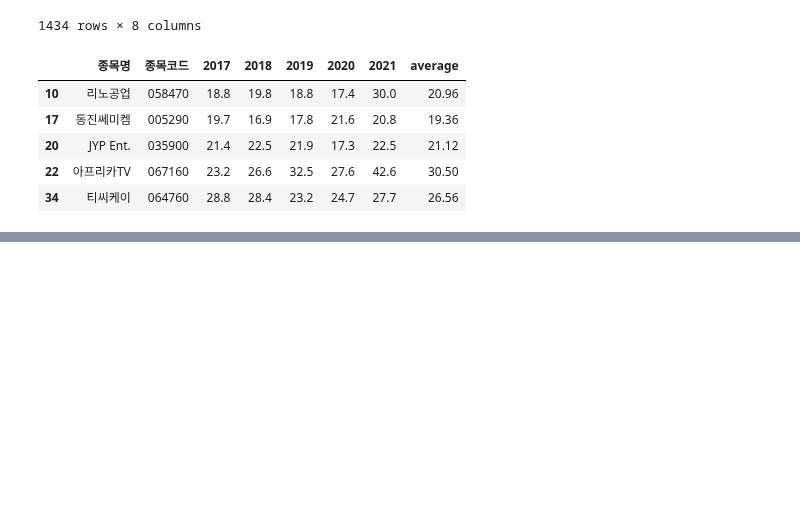
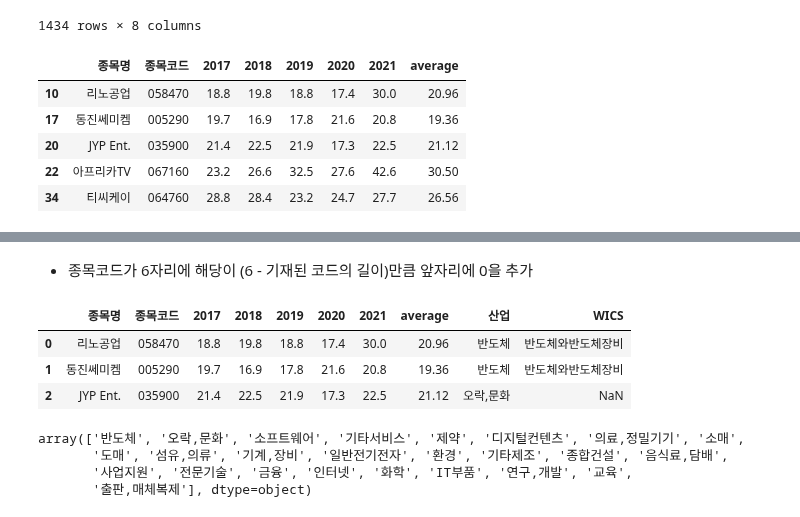
Before and after one commit to youngai1112/HK_Project, a Jupyter notebook: 3_데이터 가공/KOSDAQ&KOSPI/01_KOSDAQ_ROE&CODE.ipynb, the cells around one changed output, grey strips where cells are left out. Cells and saved outputs as stored; diff of their text form; code cells hidden in the pictures; blank space fills up the shorter version.

```diff
--- a/3_데이터 가공/KOSDAQ&KOSPI/01_KOSDAQ_ROE&CODE.ipynb
+++ b/3_데이터 가공/KOSDAQ&KOSPI/01_KOSDAQ_ROE&CODE.ipynb
@@ -206,0 +253,11 @@ df_ROE_11_upper = df_code_merge.copy()
+# %% [markdown]
+- 종목코드가 6자리에 해당이 (6 - 기재된 코드의 길이)만큼 앞자리에 0을 추가
+# %%
+for i in range(7):
+    df["종목코드"] = df["종목코드"].str.zfill(i)
+df.head(3)
+# %% [output]
+|  | 종목명 | 종목코드 | 2017 | 2018 | 2019 | 2020 | 2021 | average | 산업 | WICS |
+| 0 | 리노공업 | 058470 | 18.8 | 19.8 | 18.8 | 17.4 | 30.0 | 20.96 | 반도체 | 반도체와반도체장비 |
+| 1 | 동진쎄미켐 | 005290 | 19.7 | 16.9 | 17.8 | 21.6 | 20.8 | 19.36 | 반도체 | 반도체와반도체장비 |
+| 2 | JYP Ent. | 035900 | 21.4 | 22.5 | 21.9 | 17.3 | 22.5 | 21.12 | 오락,문화 | NaN |
@@ -206,0 +266,8 @@ df_ROE_11_upper = df_code_merge.copy()
+# %%
+# '산업' 종류 확인
+df1["산업"].unique()
+# %% [output]
+array(['반도체', '오락,문화', '소프트웨어', '기타서비스', '제약', '디지털컨텐츠', '의료,정밀기기', '소매',
+       '도매', '섬유,의류', '기계,장비', '일반전기전자', '환경', '기타제조', '종합건설', '음식료,담배',
+       '사업지원', '전문기술', '금융', '인터넷', '화학', 'IT부품', '연구,개발', '교육',
+       '출판,매체복제'], dtype=object)
```
Also changed, not shown: parts of 13 cells of this notebook.
